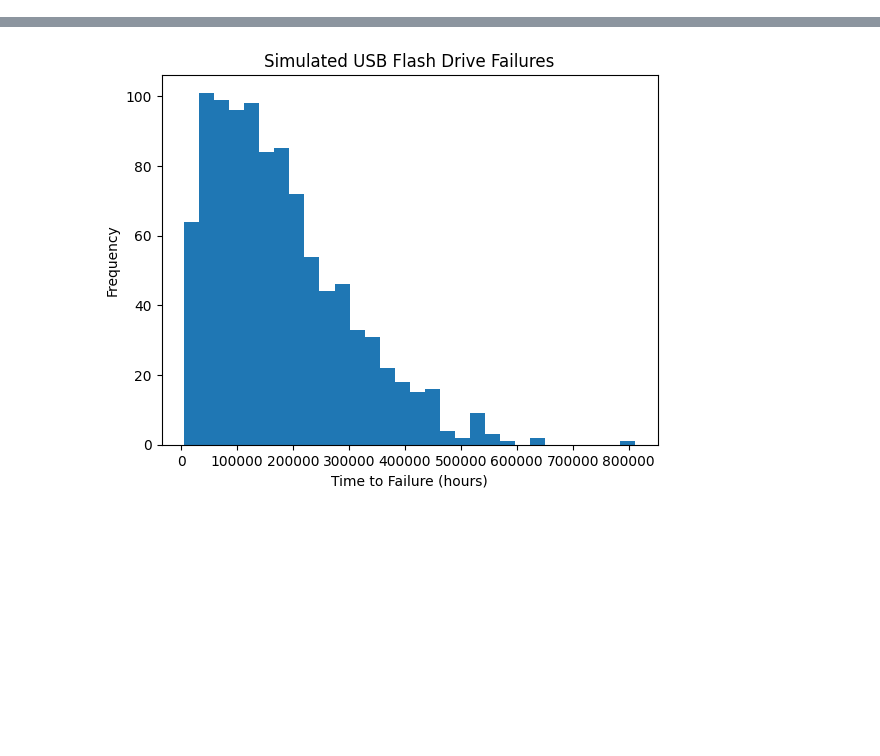
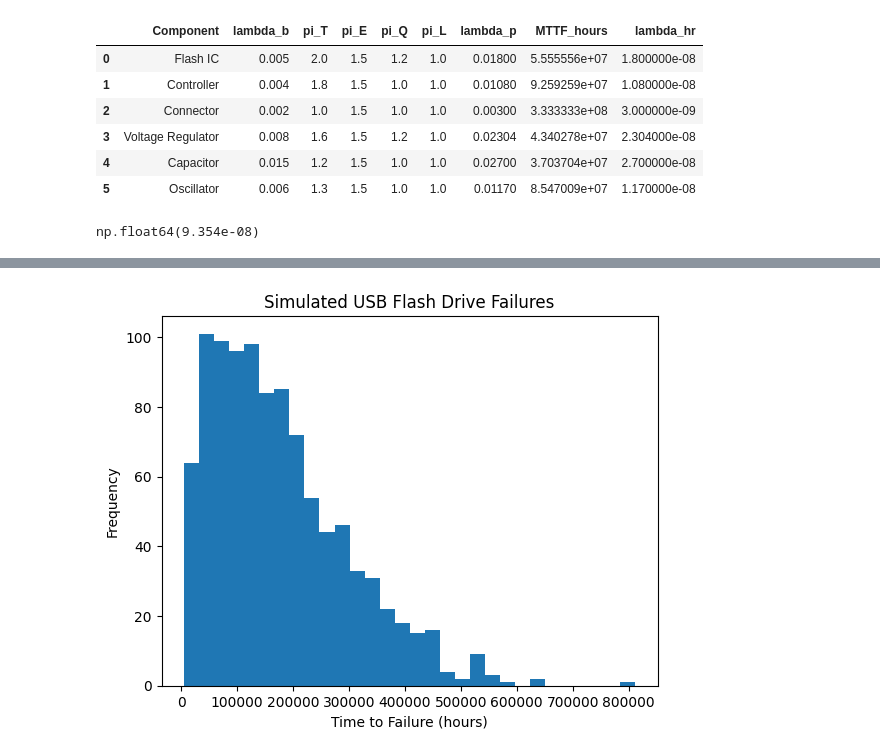
Before and after one commit to ericliudx/usb-drive-reliability, a Jupyter notebook: Flash_Drive_project.ipynb, the cells around one changed output, grey strips where cells are left out. Cells and saved outputs as stored; diff of their text form; code cells hidden in the pictures; blank space fills up the shorter version.

```diff
--- a/Flash_Drive_project.ipynb
+++ b/Flash_Drive_project.ipynb
@@ -23,0 +30,36 @@ df
+# %%
+# ---------------------------------------------------
+# Compute predicted part failure rate and MTTF
+# ---------------------------------------------------
+# λₚ = λ_b * π_T * π_E * π_Q * π_L   (failures per 10^6 hours)
+df["lambda_p"] = df["lambda_b"] * df["pi_T"] * df["pi_E"] * df["pi_Q"] * df["pi_L"]
+df["MTTF_hours"] = 1_000_000 / df["lambda_p"]
+
+# Convert λₚ to failures/hour for reliability computation
+df["lambda_hr"] = df["lambda_p"] / 1e6
+
+df
+# %% [output]
+|  | Component | lambda_b | pi_T | pi_E | pi_Q | pi_L | lambda_p | MTTF_hours | lambda_hr |
+| 0 | Flash IC | 0.005 | 2.0 | 1.5 | 1.2 | 1.0 | 0.01800 | 5.555556e+07 | 1.800000e-08 |
+| 1 | Controller | 0.004 | 1.8 | 1.5 | 1.0 | 1.0 | 0.01080 | 9.259259e+07 | 1.080000e-08 |
+| 2 | Connector | 0.002 | 1.0 | 1.5 | 1.0 | 1.0 | 0.00300 | 3.333333e+08 | 3.000000e-09 |
+| 3 | Voltage Regulator | 0.008 | 1.6 | 1.5 | 1.2 | 1.0 | 0.02304 | 4.340278e+07 | 2.304000e-08 |
+| 4 | Capacitor | 0.015 | 1.2 | 1.5 | 1.0 | 1.0 | 0.02700 | 3.703704e+07 | 2.700000e-08 |
+| 5 | Oscillator | 0.006 | 1.3 | 1.5 | 1.0 | 1.0 | 0.01170 | 8.547009e+07 | 1.170000e-08 |
+# %%
+# ---------------------------------------------------
+# Reliability computation
+# ---------------------------------------------------
+t = np.linspace(0, 5e4, 500)  # up to 50,000 hours (~5.7 years)
+reliabilities = {}
+
+for _, row in df.iterrows():
+    reliabilities[row["Component"]] = np.exp(-row["lambda_hr"] * t)
+
+# System reliability (series system)
+lambda_sys = df["lambda_hr"].sum()
+R_sys = np.exp(-lambda_sys * t)
+lambda_sys
+# %% [output]
+np.float64(9.354e-08)
```
Also changed, not shown: parts of 5 cells of this notebook.
